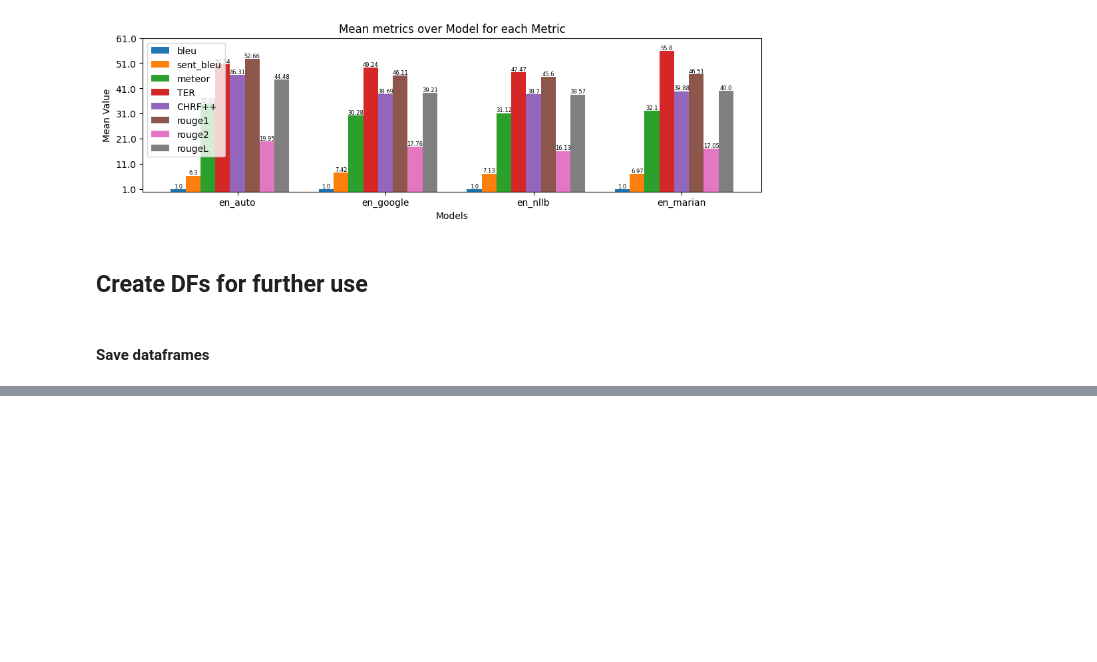
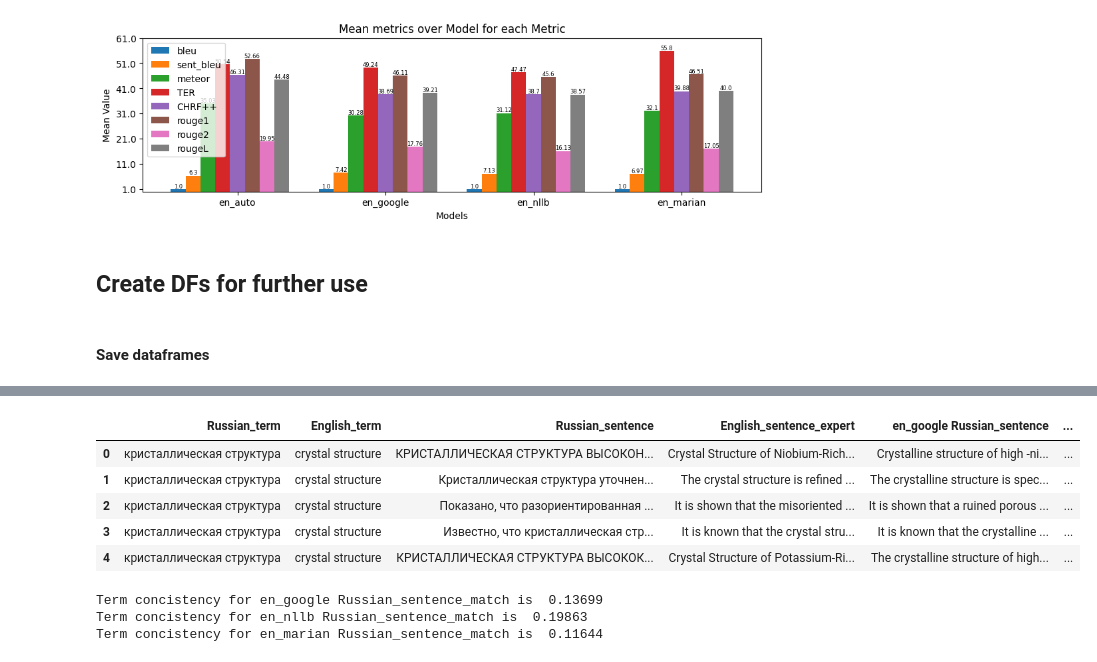
Before and after one commit to Ekaterina-Sinkova/SciTranslate, a Jupyter notebook: notebooks/metrics_translate.ipynb, the cells around one changed output, grey strips where cells are left out. Cells and saved outputs as stored; diff of their text form; code cells hidden in the pictures; blank space fills up the shorter version.

```diff
--- a/notebooks/metrics_translate.ipynb
+++ b/notebooks/metrics_translate.ipynb
@@ -292,0 +323,22 @@ save_all_dfs()  # metrics for different models
+# %%
+df = pd.read_csv("../data/term_consistency_dataset_ready.csv", delimiter='\t').iloc[:,:-1]
+df.head()
+# %% [output]
+|  | Russian_term | English_term | Russian_sentence | English_sentence_expert | en_google Russian_sentence | ... |
+| 0 | кристаллическая структура | crystal structure | КРИСТАЛЛИЧЕСКАЯ СТРУКТУРА ВЫСОКОН... | Crystal Structure of Niobium-Rich... | Crystalline structure of high -ni... | ... |
+| 1 | кристаллическая структура | crystal structure | Кристаллическая структура уточнен... | The crystal structure is refined ... | The crystalline structure is spec... | ... |
+| 2 | кристаллическая структура | crystal structure | Показано, что разориентированная ... | It is shown that the misoriented ... | It is shown that a ruined porous ... | ... |
+| 3 | кристаллическая структура | crystal structure | Известно, что кристаллическая стр... | It is known that the crystal stru... | It is known that the crystalline ... | ... |
+| 4 | кристаллическая структура | crystal structure | КРИСТАЛЛИЧЕСКАЯ СТРУКТУРА ВЫСОКОК... | Crystal Structure of Potassium-Ri... | The crystalline structure of high... | ... |
+# %%
+for column in df.columns[-3:]:
+    df[f'{column}_match'] = df.apply(lambda row: str(row['English_term']) in str(row[column]).lower(), axis=1)
+
+df_grouped = df.groupby(by=["Russian_term", "English_term"])[["en_google Russian_sentence_match", "en_nllb Russian_sentence_match", "en_marian Russian_sentence_match"]].sum()
+
+for column in df_grouped.columns[-3:]:
+    print(f"Term concistency for {column} is ", round((df[column].sum()/len(df)),5))
+# %% [output]
+Term concistency for en_google Russian_sentence_match is  0.13699
+Term concistency for en_nllb Russian_sentence_match is  0.19863
+Term concistency for en_marian Russian_sentence_match is  0.11644
```
Also changed, not shown: parts of 6 cells of this notebook.
